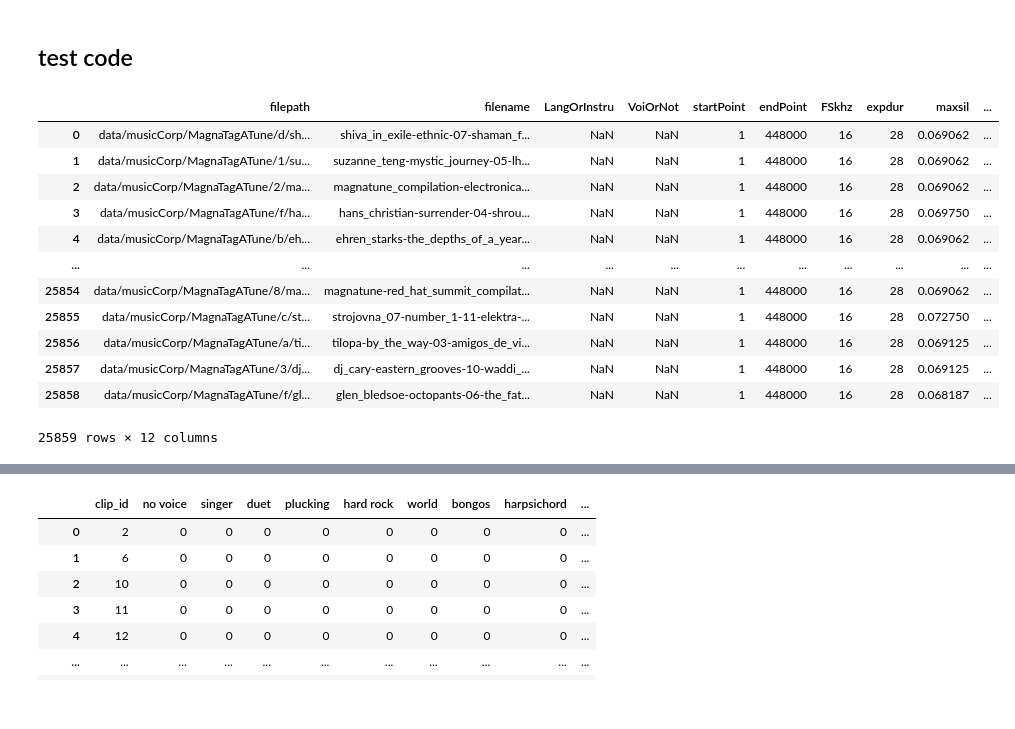
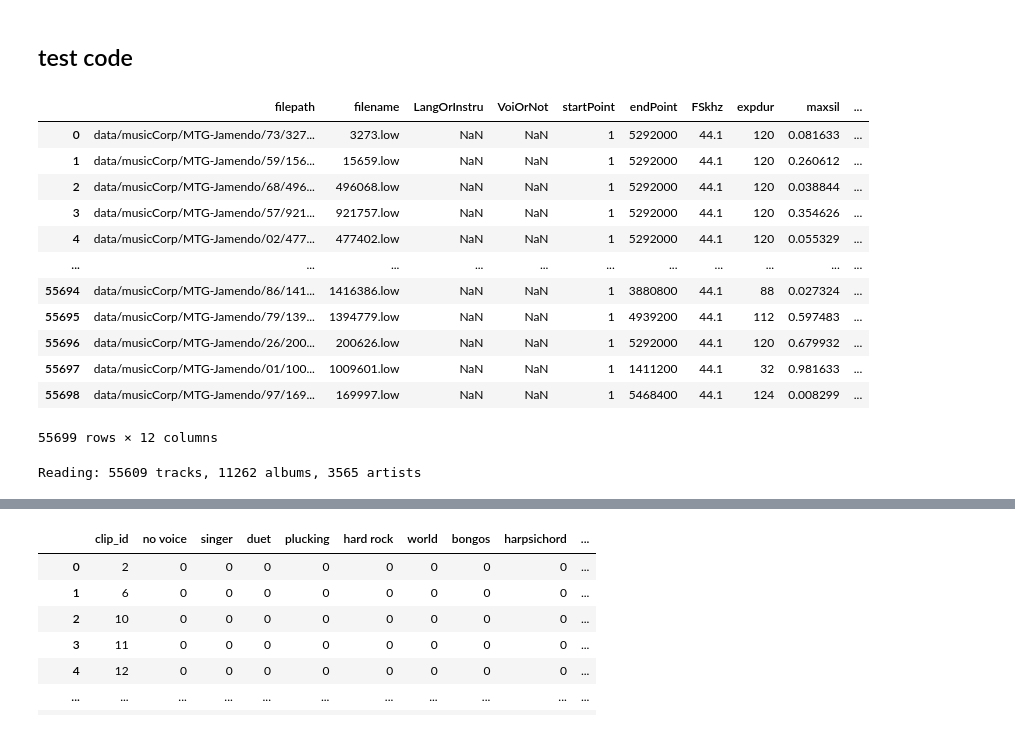
Before and after one commit to curlsloth/MusicSpeech-STM, a Jupyter notebook: STM03_build_meta_data.ipynb, the cells around one changed output, grey strips where cells are left out. Drawn from its saved outputs; the diff is of its cells as text; code cells hidden in the pictures.

Commit message:
add 'MTG-Jamendo'

```diff
--- a/STM03_build_meta_data.ipynb
+++ b/STM03_build_meta_data.ipynb
@@ -416,39 +435,46 @@ GarlandEncyclopedia
 # %% [markdown]
 ## test code ##
 # %%
-corpus = 'MagnaTagATune'
+corpus = 'MTG-Jamendo'
 
 corpus_type='music'
 
 params_list = glob.glob('STM_output/Survey/'+corpus_type+'_params_'+corpus+'/*')
 df_list = []
 
 # load the data from the mat file
 for params_file in params_list:
     # print(params_file)
     data_dict = sio.loadmat(params_file)
     structure_dict = {field: data_dict['Params'][field][0] for field in data_dict['Params'].dtype.names}
     df = pd.DataFrame(structure_dict)
     df.drop(columns=['x_axis','y_axis'], inplace=True)
     df = df.applymap(lambda x: x[0] if isinstance(x, (list, np.ndarray)) else x)
     df = df.applymap(lambda x: x[0] if isinstance(x, (list, np.ndarray)) else x)
     df['corpus'] = corpus
     df['mat_filename'] = params_file.replace('/Survey/','/MATs/').replace('_params_','_mat_wl4_').replace('_Params.mat', '_MS2024.mat')
     df_list.append(df)
 
 df_all = pd.concat(df_list, ignore_index=True)
 df_all
 # %% [output]
 |  | filepath | filename | LangOrInstru | VoiOrNot | startPoint | endPoint | FSkhz | expdur | maxsil | ... |
-| 0 | data/musicCorp/MagnaTagATune/d/sh... | shiva_in_exile-ethnic-07-shaman_f... | NaN | NaN | 1 | 448000 | 16 | 28 | 0.069062 | ... |
-| 1 | data/musicCorp/MagnaTagATune/1/su... | suzanne_teng-mystic_journey-05-lh... | NaN | NaN | 1 | 448000 | 16 | 28 | 0.069062 | ... |
-| 2 | data/musicCorp/MagnaTagATune/2/ma... | magnatune_compilation-electronica... | NaN | NaN | 1 | 448000 | 16 | 28 | 0.069062 | ... |
-| 3 | data/musicCorp/MagnaTagATune/f/ha... | hans_christian-surrender-04-shrou... | NaN | NaN | 1 | 448000 | 16 | 28 | 0.069750 | ... |
-| 4 | data/musicCorp/MagnaTagATune/b/eh... | ehren_starks-the_depths_of_a_year... | NaN | NaN | 1 | 448000 | 16 | 28 | 0.069062 | ... |
+| 0 | data/musicCorp/MTG-Jamendo/73/327... | 3273.low | NaN | NaN | 1 | 5292000 | 44.1 | 120 | 0.081633 | ... |
+| 1 | data/musicCorp/MTG-Jamendo/59/156... | 15659.low | NaN | NaN | 1 | 5292000 | 44.1 | 120 | 0.260612 | ... |
+| 2 | data/musicCorp/MTG-Jamendo/68/496... | 496068.low | NaN | NaN | 1 | 5292000 | 44.1 | 120 | 0.038844 | ... |
+| 3 | data/musicCorp/MTG-Jamendo/57/921... | 921757.low | NaN | NaN | 1 | 5292000 | 44.1 | 120 | 0.354626 | ... |
+| 4 | data/musicCorp/MTG-Jamendo/02/477... | 477402.low | NaN | NaN | 1 | 5292000 | 44.1 | 120 | 0.055329 | ... |
 | ... | ... | ... | ... | ... | ... | ... | ... | ... | ... | ... |
-| 25854 | data/musicCorp/MagnaTagATune/8/ma... | magnatune-red_hat_summit_compilat... | NaN | NaN | 1 | 448000 | 16 | 28 | 0.069062 | ... |
-| 25855 | data/musicCorp/MagnaTagATune/c/st... | strojovna_07-number_1-11-elektra-... | NaN | NaN | 1 | 448000 | 16 | 28 | 0.072750 | ... |
-| 25856 | data/musicCorp/MagnaTagATune/a/ti... | tilopa-by_the_way-03-amigos_de_vi... | NaN | NaN | 1 | 448000 | 16 | 28 | 0.069125 | ... |
-| 25857 | data/musicCorp/MagnaTagATune/3/dj... | dj_cary-eastern_grooves-10-waddi_... | NaN | NaN | 1 | 448000 | 16 | 28 | 0.069125 | ... |
-| 25858 | data/musicCorp/MagnaTagATune/f/gl... | glen_bledsoe-octopants-06-the_fat... | NaN | NaN | 1 | 448000 | 16 | 28 | 0.068187 | ... |
+| 55694 | data/musicCorp/MTG-Jamendo/86/141... | 1416386.low | NaN | NaN | 1 | 3880800 | 44.1 | 88 | 0.027324 | ... |
+| 55695 | data/musicCorp/MTG-Jamendo/79/139... | 1394779.low | NaN | NaN | 1 | 4939200 | 44.1 | 112 | 0.597483 | ... |
+| 55696 | data/musicCorp/MTG-Jamendo/26/200... | 200626.low | NaN | NaN | 1 | 5292000 | 44.1 | 120 | 0.679932 | ... |
+| 55697 | data/musicCorp/MTG-Jamendo/01/100... | 1009601.low | NaN | NaN | 1 | 1411200 | 44.1 | 32 | 0.981633 | ... |
+| 55698 | data/musicCorp/MTG-Jamendo/97/169... | 169997.low | NaN | NaN | 1 | 5468400 | 44.1 | 124 | 0.008299 | ... |
-25859 rows × 12 columns
+55699 rows × 12 columns
+# %%
+import sys
+sys.path.append('data/musicCorp/MTG-Jamendo/mtg-jamendo-dataset-github/scripts')
+import commons
+tracks, tags, extra = commons.read_file('data/musicCorp/MTG-Jamendo/mtg-jamendo-dataset-github/data/raw_30s_cleantags_50artists.tsv')
+# %% [output]
+Reading: 55609 tracks, 11262 albums, 3565 artists
```
Also changed, not shown: parts of 10 cells of this notebook.
